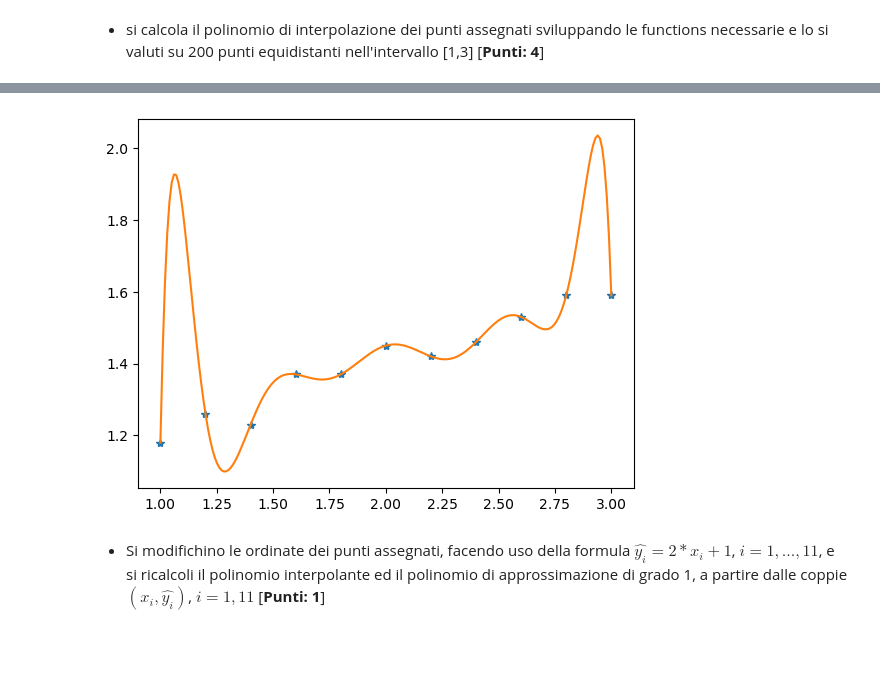
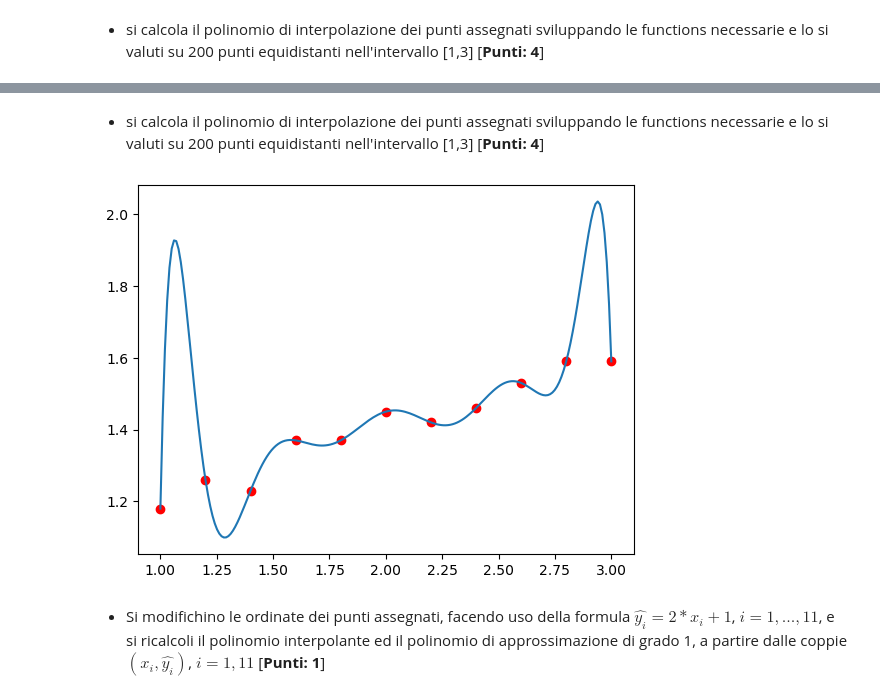
Before and after one commit to FabioFattori/eserciziMetodiNumerici, a Jupyter notebook: simulazione2/Simulazione_Esame_I.ipynb, the cells around one changed output, grey strips where cells are left out. Cells and saved outputs as stored; diff of their text form; code cells hidden in the pictures; blank space fills up the shorter version.

```diff
--- a/simulazione2/Simulazione_Esame_I.ipynb
+++ b/simulazione2/Simulazione_Esame_I.ipynb
@@ -294,0 +332,4 @@ def InterpL(x, y, xx):
+# %%
+x =np.array([1.0,1.2,1.4,1.6,1.8,2.0,2.2,2.4,2.6,2.8,3.0])
+
+y =np.array([1.18,1.26,1.23,1.37,1.37,1.45,1.42,1.46,1.53,1.59,1.59])
@@ -294,0 +340,13 @@ def InterpL(x, y, xx):
+# %%
+xx=np.linspace(1,3,200).reshape(-1,)
+n=1  #grado del polinomio di regressione
+n1=n+1  # gradi di libertà
+A=np.vander(x,increasing=True)[:,:n1]
+alphaQr,residuo=qrLS(A,y)
+
+polQR = np.polyval(np.flip(alphaQr),xx)
+
+plt.plot(xx,polQR)
+plt.plot(x,y,"*")
+plt.show()
+checkCondition(A)
@@ -295,12 +357,14 @@ def InterpL(x, y, xx):
+# %% [markdown]
+- si calcola il polinomio di interpolazione dei punti assegnati sviluppando le functions necessarie e lo si valuti su 200 punti equidistanti nell'intervallo [1,3]  [**Punti: 4**]
 # %%
-def calcPol(x,y):
-    inter = InterpL(x,y,xx)
-    plt.plot(x,y,"*")
-    plt.plot(xx,inter)
-    plt.show()
-calcPol(x,y)
+
+
+pol=InterpL(x,y,xx)
+plt.plot(x,y,"ro")
+plt.plot(xx,pol)
+plt.show()
 # %% [output]
-[figure, old version]
+[figure, new version]
 # %% [markdown]
 - Si modifichino le ordinate dei punti assegnati, facendo uso della formula   $\hat{y_i}=2*x_i+1$, $i=1,...,11$, e si ricalcoli il polinomio interpolante ed il polinomio di approssimazione di grado 1, a partire dalle coppie $(x_i,\hat{y_i})$, $i=1,11$   [**Punti: 1**]
 # %%
```
Also changed, not shown: parts of 10 cells of this notebook, 4 other files.
